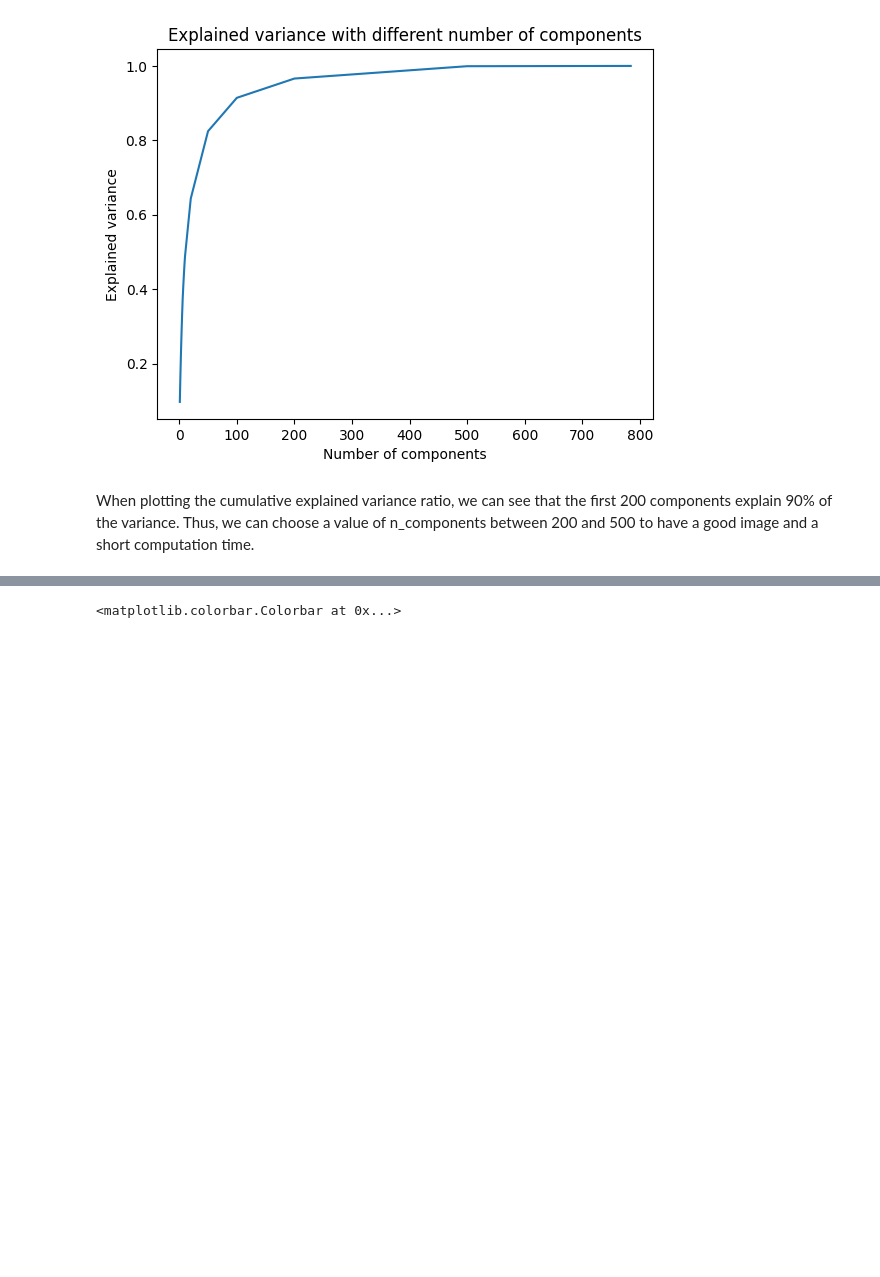
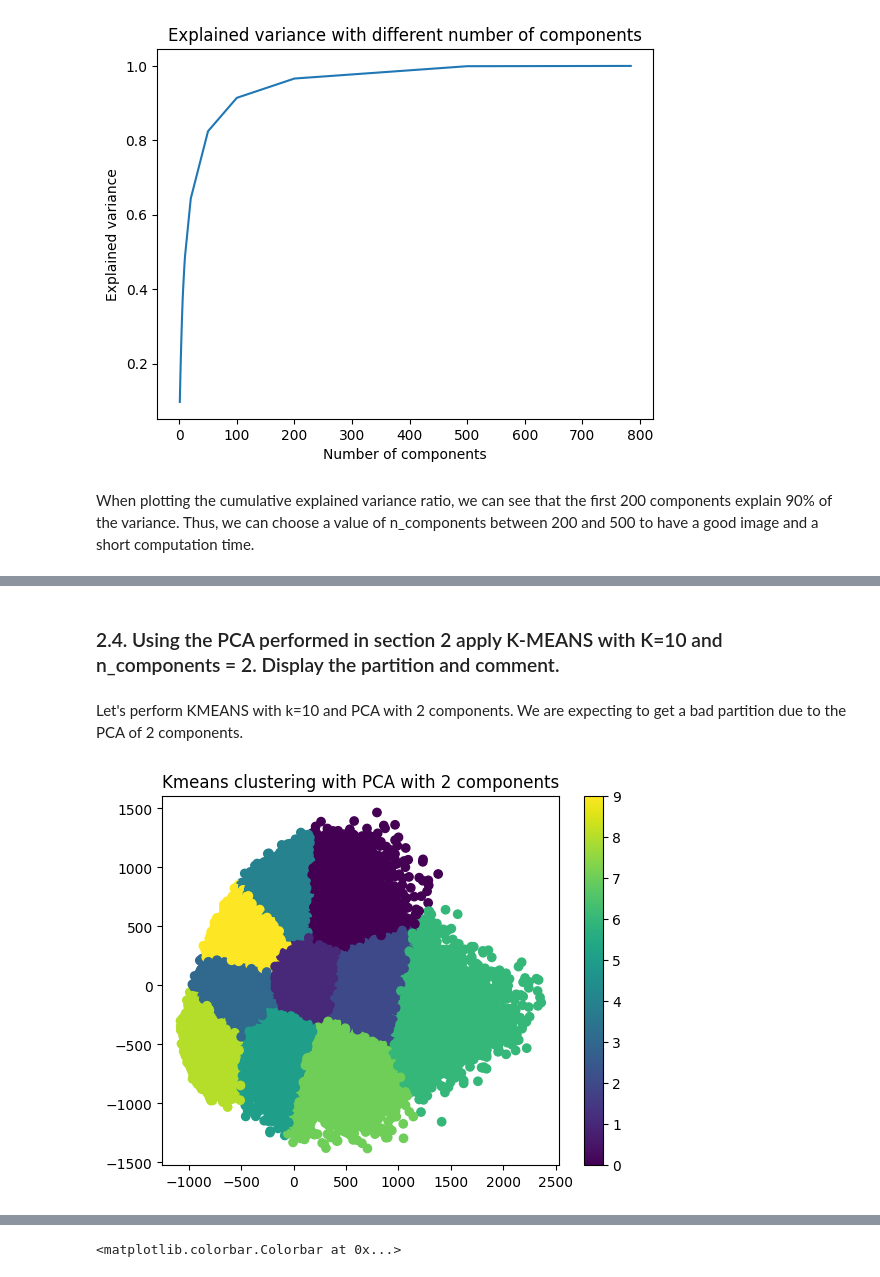
Before and after one commit to CharrierTim/Machine-Learning, a Jupyter notebook: Rapport TD1.ipynb, the cells around one changed output, grey strips where cells are left out. Saved outputs shown, nothing was run; the diff lists cells and outputs as text; code cells hidden in the pictures; blank space fills up the shorter version.

```diff
--- a/Rapport TD1.ipynb
+++ b/Rapport TD1.ipynb
@@ -200,0 +225,22 @@ The result confirms that the partition is not good. Furthermore, we used two fun
+# %% [markdown]
+### 2.4. Using the PCA performed in section 2 apply K-MEANS with K=10 and n_components = 2. Display the partition and comment.
+# %% [markdown]
+Let's perform KMEANS with k=10 and PCA with 2 components. We are expecting to get a bad partition due to the PCA of 2 components.
+# %%
+# Perform Kmeans clustering with PCA to reduce dimensionality to 2D.
+
+# PCA
+pca = Lib.PCA(n_components=2)
+pca.fit(X_train_flat)
+X_train_pca = pca.transform(X_train_flat)
+
+# Kmeans clustering
+kmeans = KMeans(n_clusters=10, random_state=0).fit(X_train_pca)
+
+# Plot the results
+plt.scatter(X_train_pca[:, 0], X_train_pca[:, 1], c=kmeans.labels_)
+plt.title("Kmeans clustering with PCA with 2 components")
+plt.colorbar()
+plt.show()
+# %% [output]
+[figure, added]
```
Also changed, not shown: parts of 27 cells of this notebook.
